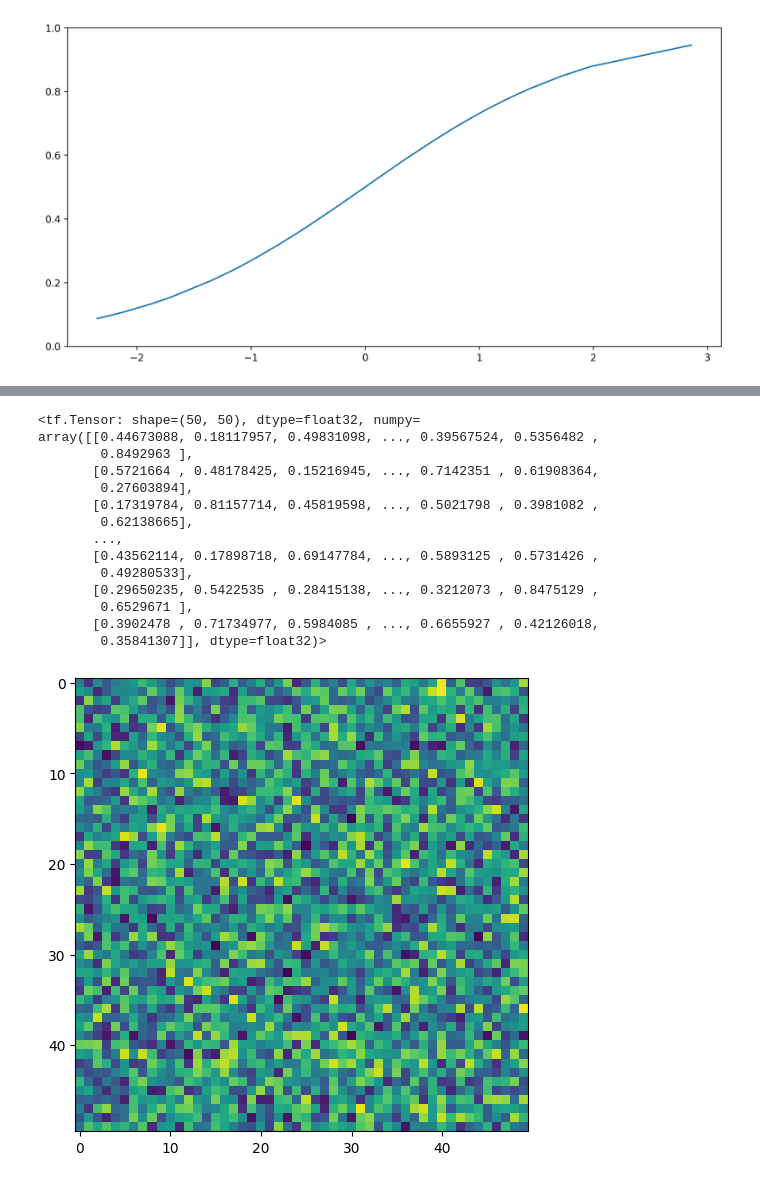
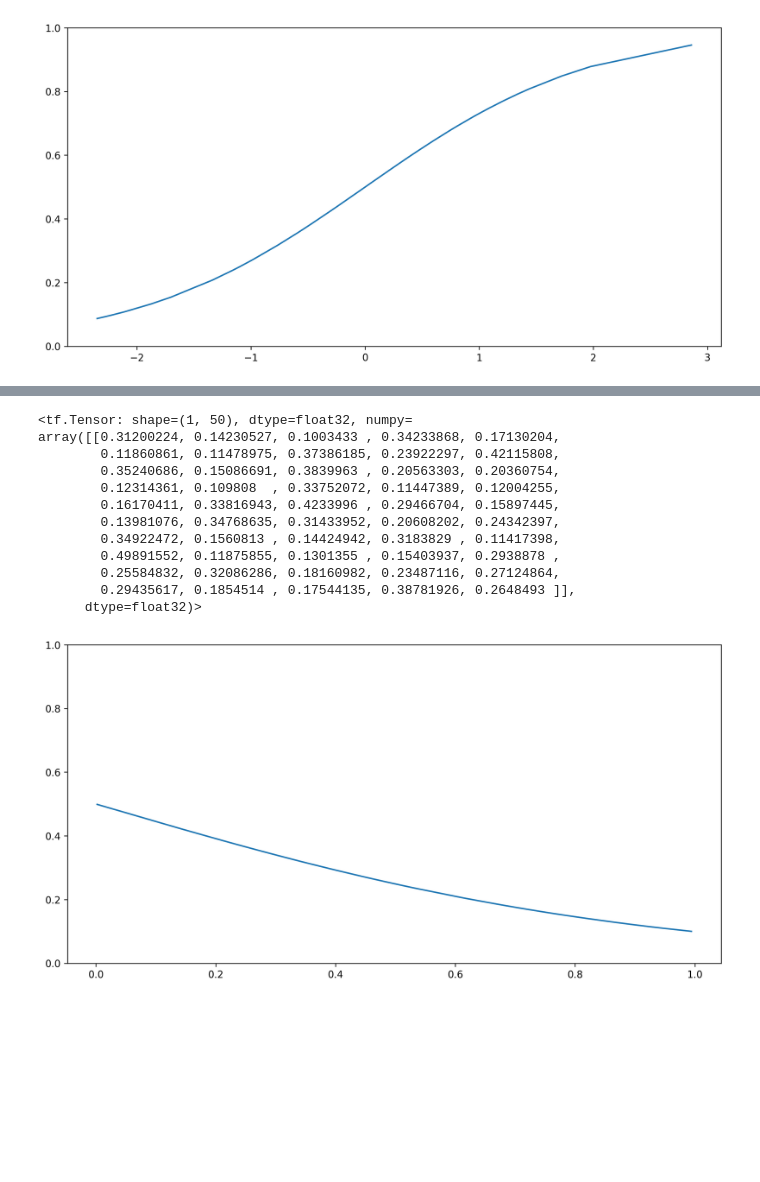
Before and after one commit to ashen007/DeepLearning-goes-deep, a Jupyter notebook: notebooks/activation/nn_activations.ipynb, the cells around one changed output, grey strips where cells are left out. Cells and saved outputs as stored; diff of their text form; code cells hidden in the pictures; blank space fills up the shorter version.

```diff
--- a/notebooks/activation/nn_activations.ipynb
+++ b/notebooks/activation/nn_activations.ipynb
@@ -25,6 +31,6 @@ array([[ 3.8483351e-01,  1.9745028e+00,  1.7259243e+00,  6.0024273e-01,
          7.4815619e-01,  4.3236396e-01,  3.2443130e-01,  9.6726346e-01,
          8.1290179e-01, -2.6876533e-01]], dtype=float32)>
 # %%
-x2d = tf.random.normal(shape=(50, 50))
+x2d = tf.random.uniform(shape=(1, 50))
 x2d
 # %% [output]
@@ -77,27 +99,27 @@ plt.show()
 # %%
-activated_x2d = tf.nn.sigmoid(x2d)
+activated_x2d = tf.nn.sigmoid(tf.matmul(tf.transpose(weights),x2d))
 activated_x2d
 # %% [output]
-<tf.Tensor: shape=(50, 50), dtype=float32, numpy=
-array([[0.44673088, 0.18117957, 0.49831098, ..., 0.39567524, 0.5356482 ,
-        0.8492963 ],
-       [0.5721664 , 0.48178425, 0.15216945, ..., 0.7142351 , 0.61908364,
-        0.27603894],
-       [0.17319784, 0.81157714, 0.45819598, ..., 0.5021798 , 0.3981082 ,
-        0.62138665],
-       ...,
-       [0.43562114, 0.17898718, 0.69147784, ..., 0.5893125 , 0.5731426 ,
-        0.49280533],
-       [0.29650235, 0.5422535 , 0.28415138, ..., 0.3212073 , 0.8475129 ,
-        0.6529671 ],
-       [0.3902478 , 0.71734977, 0.5984085 , ..., 0.6655927 , 0.42126018,
-        0.35841307]], dtype=float32)>
+<tf.Tensor: shape=(1, 50), dtype=float32, numpy=
+array([[0.31200224, 0.14230527, 0.1003433 , 0.34233868, 0.17130204,
+        0.11860861, 0.11478975, 0.37386185, 0.23922297, 0.42115808,
+        0.35240686, 0.15086691, 0.3839963 , 0.20563303, 0.20360754,
+        0.12314361, 0.109808  , 0.33752072, 0.11447389, 0.12004255,
+        0.16170411, 0.33816943, 0.4233996 , 0.29466704, 0.15897445,
+        0.13981076, 0.34768635, 0.31433952, 0.20608202, 0.24342397,
+        0.34922472, 0.1560813 , 0.14424942, 0.3183829 , 0.11417398,
+        0.49891552, 0.11875855, 0.1301355 , 0.15403937, 0.2938878 ,
+        0.25584832, 0.32086286, 0.18160982, 0.23487116, 0.27124864,
+        0.29435617, 0.1854514 , 0.17544135, 0.38781926, 0.2648493 ]],
+      dtype=float32)>
-# %%
-plt.figure(figsize=[6,6],dpi=100)
-plt.imshow(activated_x2d.numpy())
-plt.show()
-# %% [output]
-[figure, removed]
+# %%
+plt.figure(figsize=[12, 6], dpi=300)
+sns.lineplot(x=x2d.numpy()[0], y=activated_x2d.numpy()[0])
+plt.ylim(0, 1)
+plt.savefig('../../images/activation/sig-singel-act-1.jpg')
+plt.show()
+# %% [output]
+[figure, added]
 # %%
 fig = go.Figure(data=[go.Surface(z=activated_x2d.numpy())])
 fig.update_traces(contours_z=dict(show=True, usecolormap=True,
```
Also changed, not shown: parts of 5 cells of this notebook, 2 other files.
